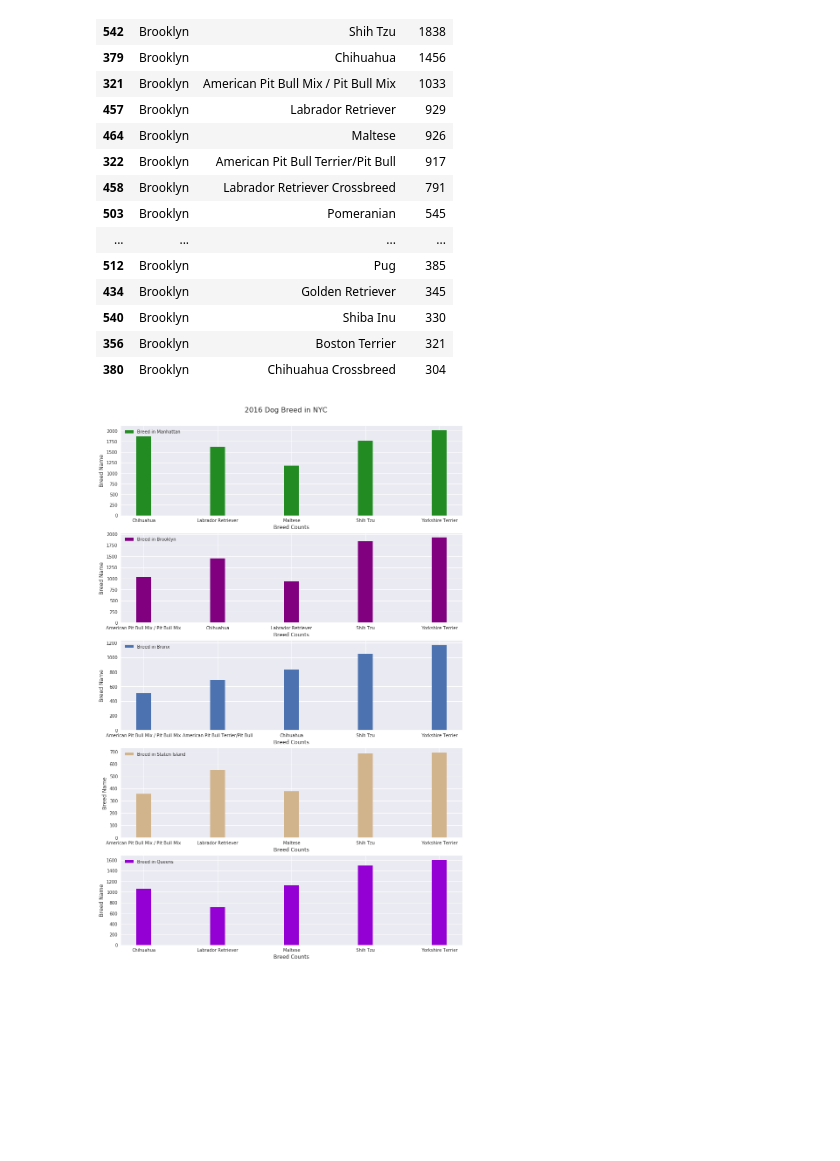
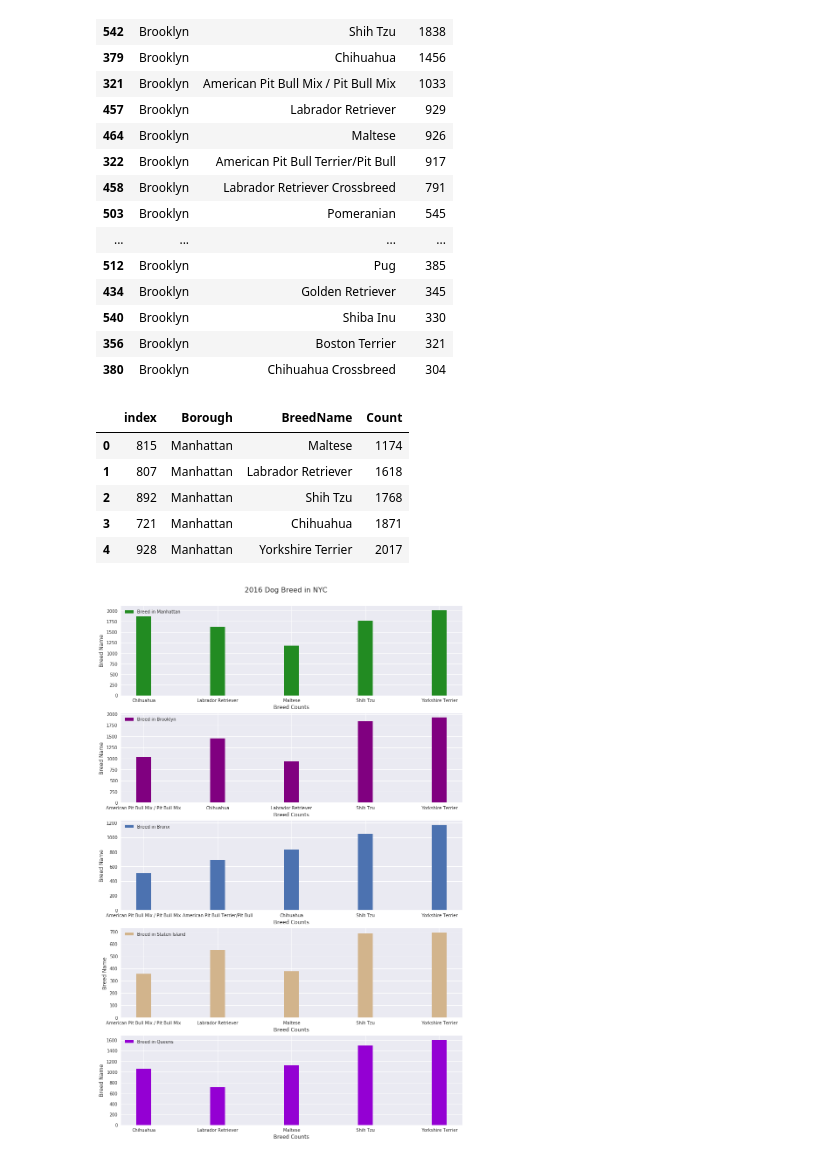
Before and after one commit to AngelLau/PUI2018_cl4855, a Jupyter notebook: HW11_cl4855/assignment2.ipynb, the cells around one changed output. Cells and saved outputs as stored; diff of their text form; code cells hidden in the pictures; blank space fills up the shorter version.

```diff
--- a/HW11_cl4855/assignment2.ipynb
+++ b/HW11_cl4855/assignment2.ipynb
@@ -204,5 +204,16 @@ BKD.head(20)
 | 380 | Brooklyn | Chihuahua Crossbreed | 304 |
 # %%
 MN=MND[1:6]
+# %%
+MN=MN.sort_values('Count').reset_index()
+# %%
+MN.head()
+# %% [output]
+|  | index | Borough | BreedName | Count |
+| 0 | 815 | Manhattan | Maltese | 1174 |
+| 1 | 807 | Manhattan | Labrador Retriever | 1618 |
+| 2 | 892 | Manhattan | Shih Tzu | 1768 |
+| 3 | 721 | Manhattan | Chihuahua | 1871 |
+| 4 | 928 | Manhattan | Yorkshire Terrier | 2017 |
 # %%
 BK=BKD[1:6]
```
Also changed, not shown: parts of 6 cells of this notebook, 2 other files.
